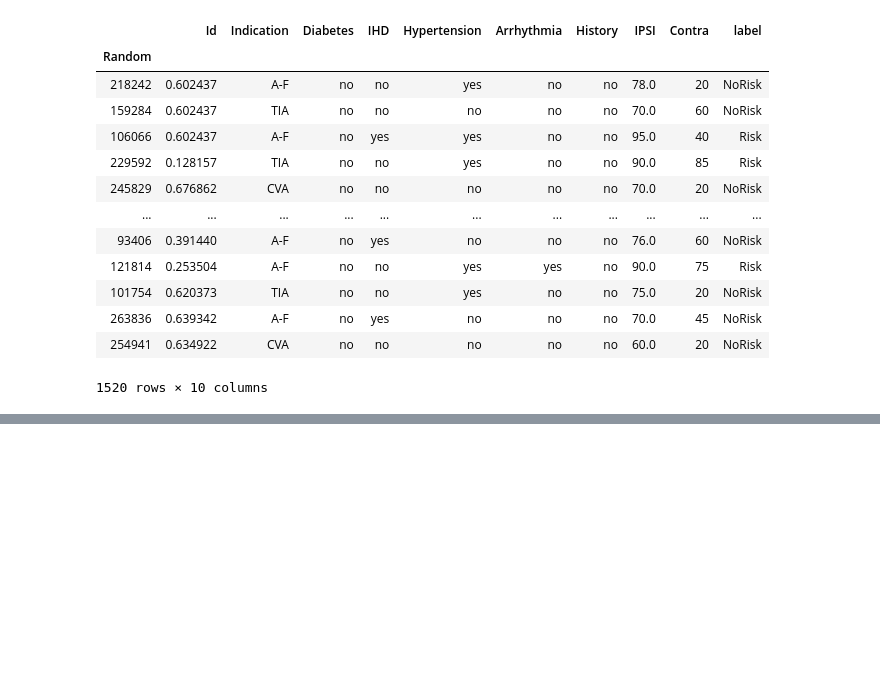
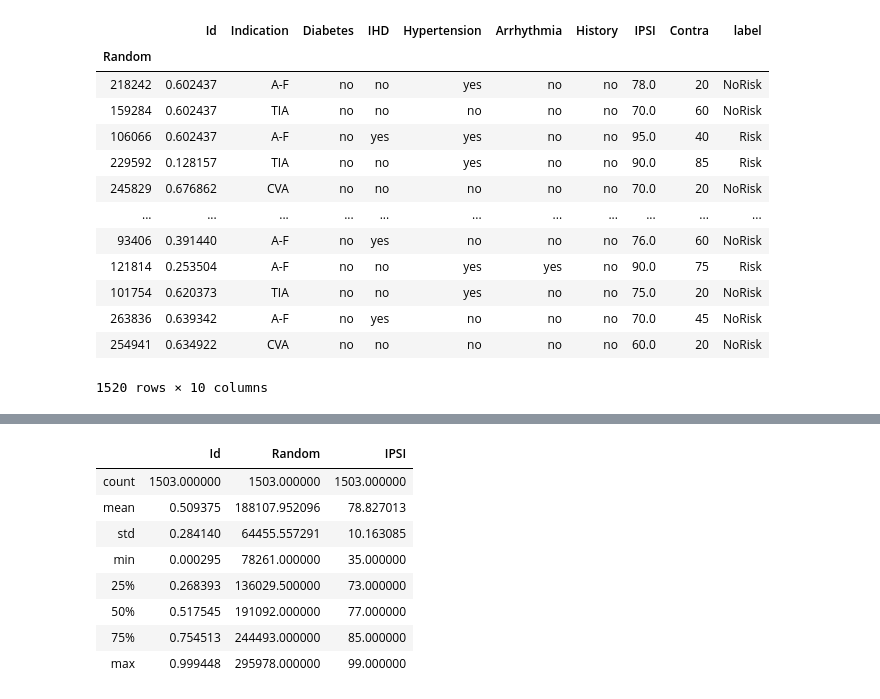
Before and after one commit to AntonyLeons/Data-Mining-ACW, a Jupyter notebook: Legacy_Data.ipynb, the cells around one changed output, grey strips where cells are left out. Saved outputs shown, nothing was run; the diff lists cells and outputs as text; code cells hidden in the pictures; blank space fills up the shorter version.

Commit message:
drop na

```diff
--- a/Legacy_Data.ipynb
+++ b/Legacy_Data.ipynb
@@ -168,0 +187,14 @@ null_records
+# %%
+data_copy.dropna(inplace=True) # drop na and nan records
+# %%
+data_copy.describe() # check 17 records removed
+# %% [output]
+|  | Id | Random | IPSI |
+| count | 1503.000000 | 1503.000000 | 1503.000000 |
+| mean | 0.509375 | 188107.952096 | 78.827013 |
+| std | 0.284140 | 64455.557291 | 10.163085 |
+| min | 0.000295 | 78261.000000 | 35.000000 |
+| 25% | 0.268393 | 136029.500000 | 73.000000 |
+| 50% | 0.517545 | 191092.000000 | 77.000000 |
+| 75% | 0.754513 | 244493.000000 | 85.000000 |
+| max | 0.999448 | 295978.000000 | 99.000000 |
```
Also changed, not shown: parts of 8 cells of this notebook.
